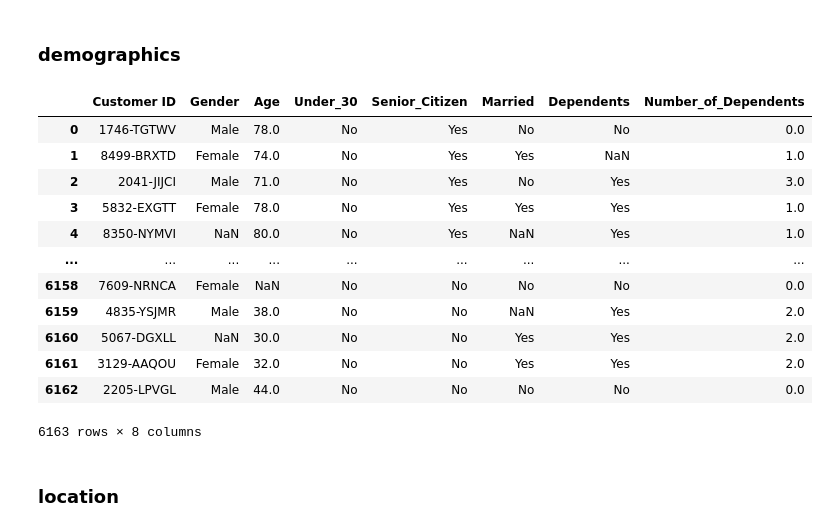
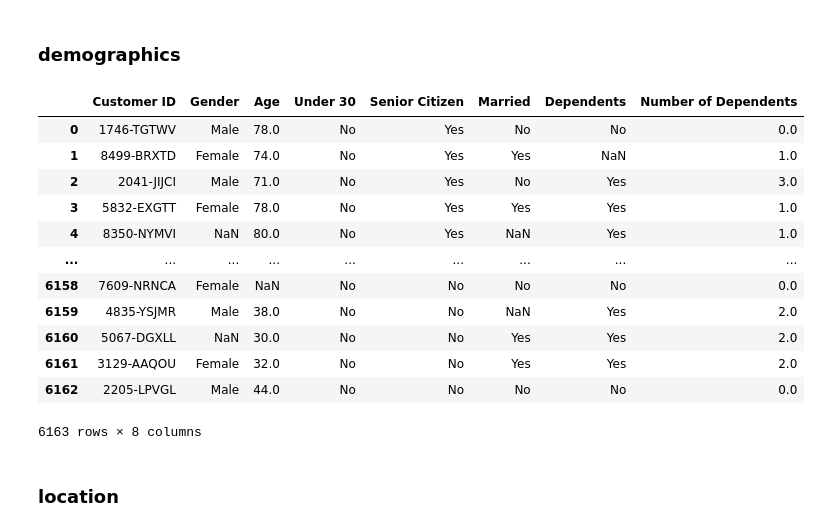
Before and after one commit to SinHanYang/html_final_project, a Jupyter notebook: main.ipynb, the cells around one changed output. Saved outputs shown, nothing was run; the diff lists cells and outputs as text; code cells hidden in the pictures.

```diff
--- a/main.ipynb
+++ b/main.ipynb
@@ -8,12 +9,12 @@ import pandas as pd
 # %%
 #user= dempgraphics?
 users=pd.read_csv('demographics.csv')
-users.columns=['Customer ID','Count','Gender','Age','Under_30','Senior_Citizen','Married','Dependents','Number_of_Dependents']
+users.columns=['Customer ID','Count','Gender','Age','Under 30','Senior Citizen','Married','Dependents','Number of Dependents']
 # do we still need Under 30/ Senior Citizen, or we need to group the age ?
 users.drop(['Count'],axis=1,inplace=True)
 users
 # %% [output]
-|  | Customer ID | Gender | Age | Under_30 | Senior_Citizen | Married | Dependents | Number_of_Dependents |
+|  | Customer ID | Gender | Age | Under 30 | Senior Citizen | Married | Dependents | Number of Dependents |
 | 0 | 1746-TGTWV | Male | 78.0 | No | Yes | No | No | 0.0 |
 | 1 | 8499-BRXTD | Female | 74.0 | No | Yes | Yes | NaN | 1.0 |
 | 2 | 2041-JIJCI | Male | 71.0 | No | Yes | No | Yes | 3.0 |
```
Also changed, not shown: parts of 16 cells of this notebook, 1 other file.
